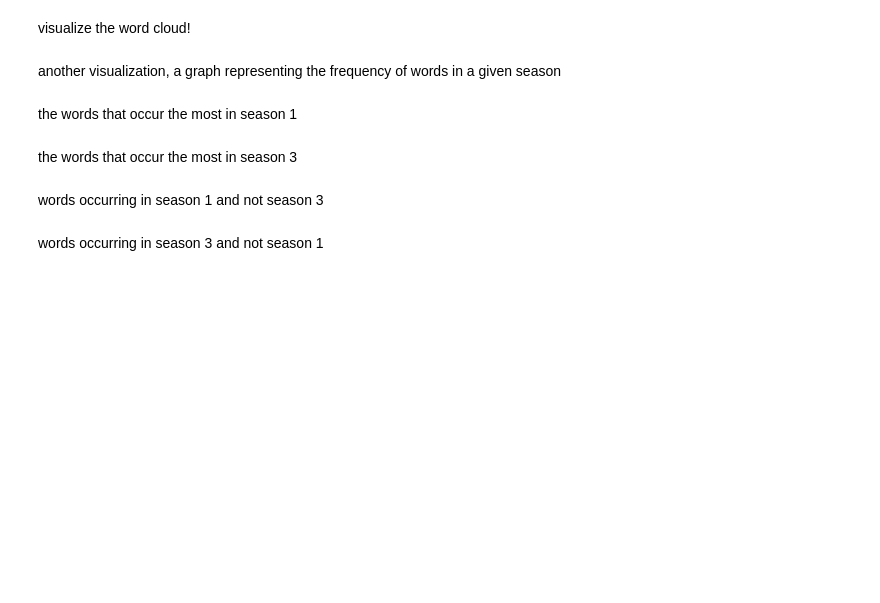
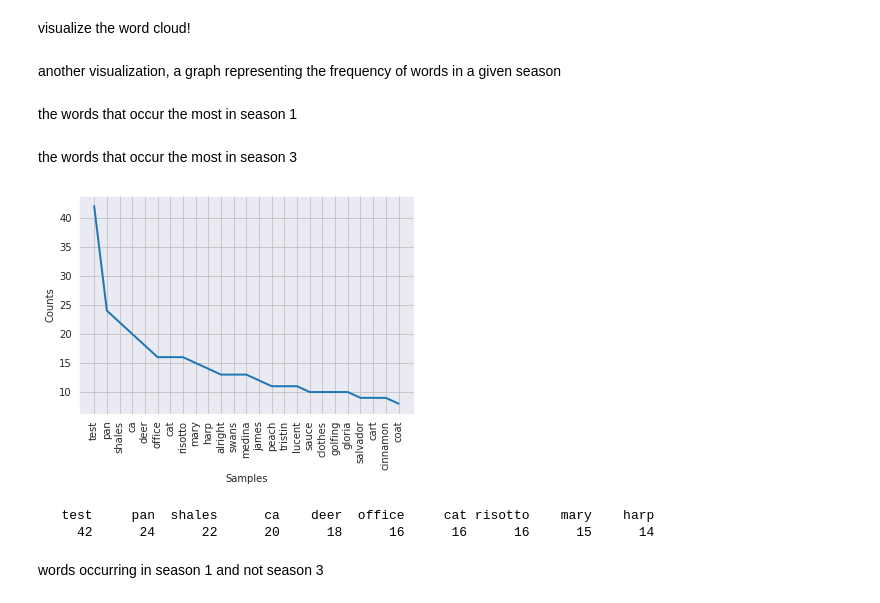
Before and after one commit to danimockzubia/gg-text-analysis, a Jupyter notebook: Sentiment Analysis .ipynb, the cells around one changed output. Cells and saved outputs as stored; diff of their text form; code cells hidden in the pictures; blank space fills up the shorter version.

```diff
--- a/Sentiment Analysis .ipynb
+++ b/Sentiment Analysis .ipynb
@@ -57,7 +59,7 @@ def getWordsFromPage(pageNumber):
 
         data = new_words
         stopwords = nltk.corpus.stopwords.words('english')
-        GGStops = ["oh", "rory", "lorelai", "ah", "ooh", "l", "r", "emily", "max",
+        GGStops = ["morey","oh", "rory", "lorelai", "ah", "ooh", "l", "r", "emily", "max",
                     "luke", "lane", "richard", "know", "well", "really", "okay", "sookie",
                     "would", "like", "dean", "go", "paris", "zach", "dave", "terry", "michel", "kyle",
                    "brian" "louise", "jackson", "yes", "yeah", "kirk", "taylor", "darren", 'darren'
@@ -132,8 +134,8 @@ print(most_occur)
 # %% [markdown]
 the words that occur the most in season 3
 # %%
-li1 = season_3
-li2 = season_1
+li1 = season_1
+li2 = season_3
 
 wordsin1 = []
 for element in li1:
@@ -149,11 +151,17 @@ Counter = Counter(wordsin1)
 most_occur = Counter.most_common(110)
 
 #print(most_occur)
-print(wordsin1)
+#print(wordsin1)
 # %%
 sns.set_style('darkgrid')
-nlp_words=nltk.FreqDist(wordsin1)
-nlp_words.plot(25);
+w1_words=nltk.FreqDist(wordsin1)
+w1_words.plot(25);
+
+w1_words.tabulate(10)
+# %% [output]
+[figure, added]
+   test     pan  shales      ca    deer  office     cat risotto    mary    harp
+     42      24      22      20      18      16      16      16      15      14
 # %% [markdown]
 words occurring in season 1 and not season 3
 # %%
@@ -179,4 +186,2 @@ print(wordsin3)
-# %% [markdown]
-words occurring in season 3 and not season 1
 # %%
 sns.set_style('darkgrid')
```
Also changed, not shown: parts of 8 cells of this notebook.
